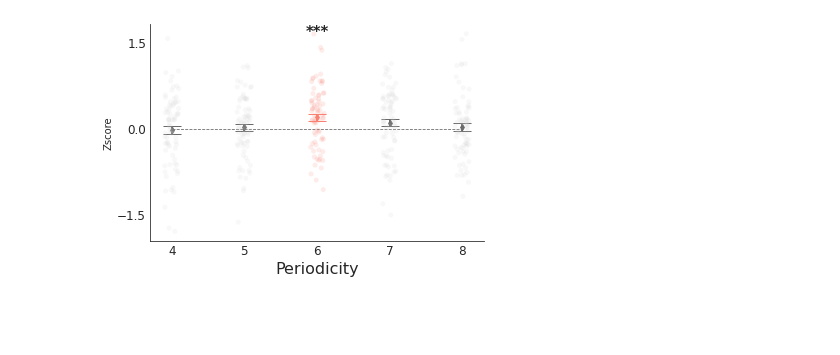
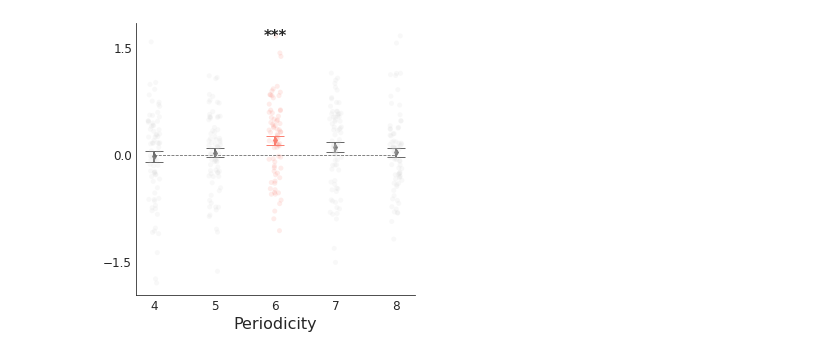
Before and after one commit to YukunQu/DCM, a Jupyter notebook: analysis/mri/figure/figure2.ipynb, the cells around one changed output. Drawn from its saved outputs; the diff is of its cells as text; code cells hidden in the pictures; blank space fills up the shorter version.

```diff
--- a/analysis/mri/figure/figure2.ipynb
+++ b/analysis/mri/figure/figure2.ipynb
@@ -20,7 +20,7 @@ hp_info = participants_data.query(f'(game1_fmri>=0.5)and(game1_acc>0.8)')  # loo
 hp_sub = hp_info['Participant_ID'].to_list()
 data = data.loc[data['sub_id'].isin(hp_sub)]
 
-fig, ax = plt.subplots()
+fig, ax = plt.subplots(figsize=(5, 5))
 #sns.boxplot(x='ifold', y="statistic", data=data, width=.5,
 #            palette=["lightgray", "lightgray", "steelblue", "lightgray", "lightgray"],
 #            boxprops={'edgecolor':'None','facecolor':'None'},showfliers=False,
@@ -32,35 +32,35 @@ x = [0,1,2,3,4]
 y = [0]*len(x)
 plt.plot(x, y, linestyle='--', color='black',linewidth=0.8,alpha=0.6)
 
 # Calculate SEM for each group
 sem = data.groupby('ifold')['statistic'].sem().values
 
 # Plot error bars
 palette=["dimgray", "dimgray", 'salmon', "dimgray", "dimgray"]
 for i, group in enumerate(data.groupby('ifold')):
     ax.errorbar(i, group[1]['statistic'].mean(), yerr=sem[i], fmt='none', color=palette[i], capsize=9,linewidth=2)
     plt.plot(i,group[1]['statistic'].mean(), marker='d', markersize=4.5,color=palette[i])
 
 plt.xticks([0,1,2,3,4],[4,5,6,7,8],size=12)
 plt.yticks([-1.5,0,1.5],size=12)
 plt.xlabel('Periodicity',size=16)
-plt.ylabel('Zscore')
+plt.ylabel('')
 # remove the box lines of the axis
 ax.spines['top'].set_visible(False)
 ax.spines['right'].set_visible(False)
 ax.spines['bottom'].set_visible(True)
 ax.spines['left'].set_visible(True)
 
 # Add asterisks on top of each bar
 vmean = np.max(data['ifold']=='6fold')
 ax.text(2, vmean+0.55, '***',ha='center', va='bottom',weight='bold',size=15)
 
 sub_num = len(set(data['sub_id']))
 #plt.title("HP participants(num={})".format(sub_num),size=16)
 plt.savefig(r'/mnt/workdir/DCM/Result/Specificity_to_6/nilearn_cv/Specificity_to_6fold_new.svg',bbox_inches='tight',pad_inches=0,dpi=300,transparent=True)
 plt.show()
 # %% [output]
-[figure, old version]
+[figure, new version]
 # %%
 # specify subjects
 participants_tsv = r'/mnt/workdir/DCM/BIDS/participants.tsv'
```
Also changed, not shown: parts of 8 cells of this notebook, 7 other files.
